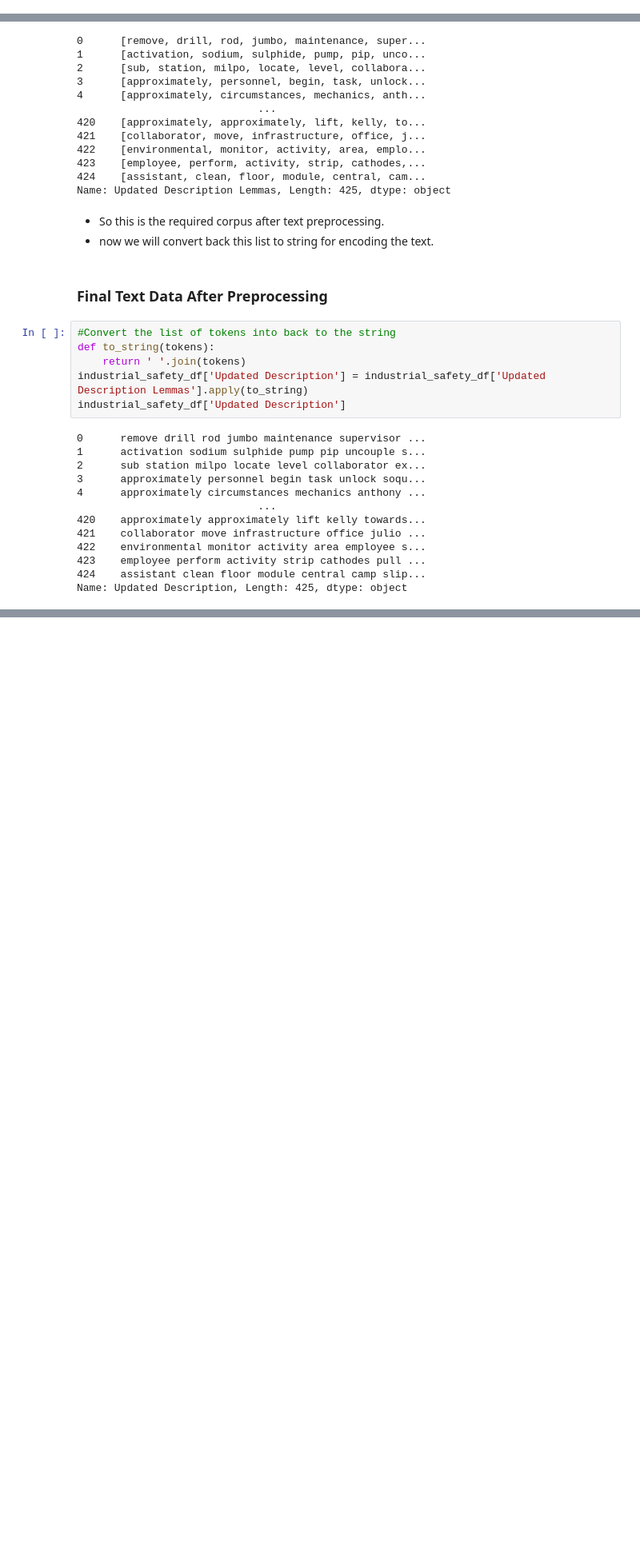
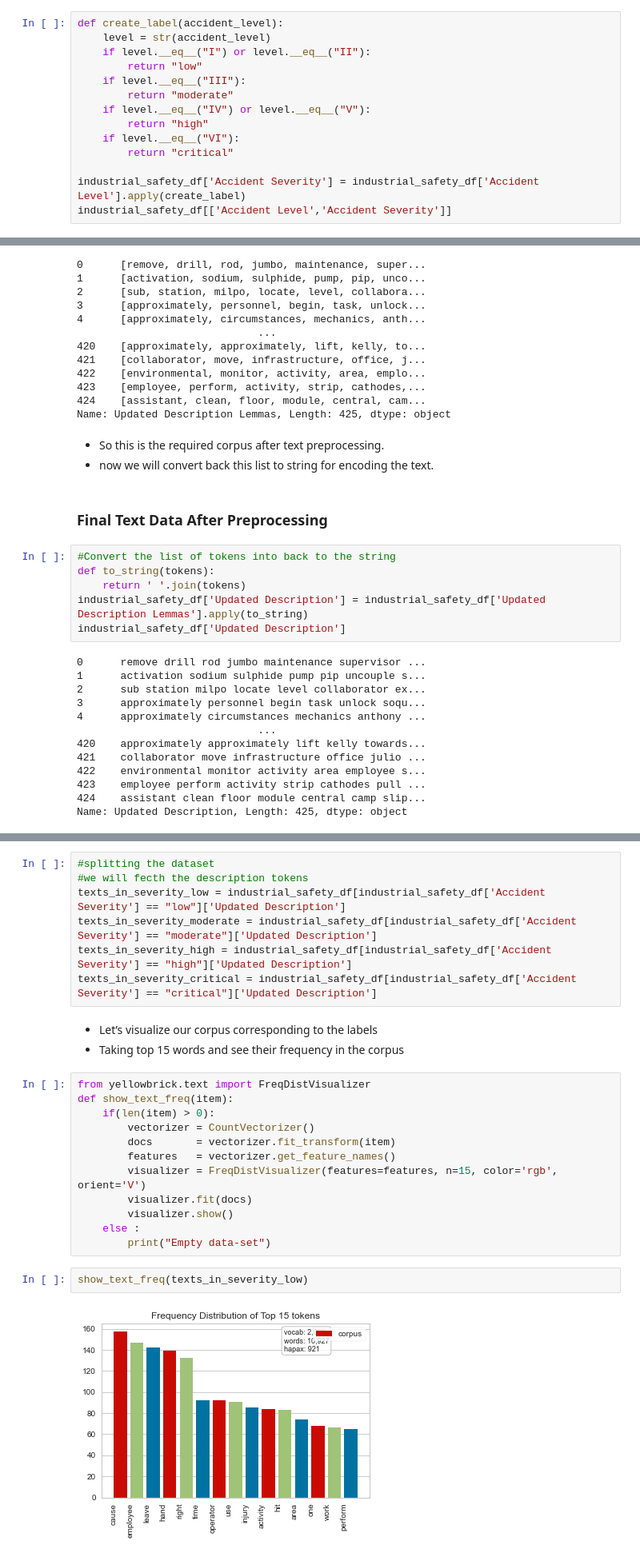
Before and after one commit to gowniyan-s/aiml-chatbot-indsafe, a Jupyter notebook: capstone-eda.ipynb, the cells around one changed output, grey strips where cells are left out. Shown: that part at 80% size. Cells and saved outputs as stored; diff of their text form; blank space fills up the shorter version.

Commit message:
Add files via upload
Added ext visualization and basic data encoding with stop words

```diff
--- a/capstone-eda.ipynb
+++ b/capstone-eda.ipynb
@@ -77,0 +81,14 @@ sns.countplot(x ='Potential Accident Level', data = industrial_safety_df, hue ='
+# %%
+def create_label(accident_level):
+    level = str(accident_level)
+    if level.__eq__("I") or level.__eq__("II"):
+        return "low"
+    if level.__eq__("III"):
+        return "moderate"
+    if level.__eq__("IV") or level.__eq__("V"):
+        return "high"
+    if level.__eq__("VI"):
+        return "critical"
+
+industrial_safety_df['Accident Severity'] = industrial_safety_df['Accident Level'].apply(create_label)
+industrial_safety_df[['Accident Level','Accident Severity']]
@@ -285,0 +333,26 @@ industrial_safety_df.head()
+# %%
+#splitting the dataset
+#we will fecth the description tokens
+texts_in_severity_low = industrial_safety_df[industrial_safety_df['Accident Severity'] == "low"]['Updated Description']
+texts_in_severity_moderate = industrial_safety_df[industrial_safety_df['Accident Severity'] == "moderate"]['Updated Description']
+texts_in_severity_high = industrial_safety_df[industrial_safety_df['Accident Severity'] == "high"]['Updated Description']
+texts_in_severity_critical = industrial_safety_df[industrial_safety_df['Accident Severity'] == "critical"]['Updated Description']
+# %% [markdown]
+- Let’s visualize our corpus corresponding to the labels
+- Taking top 15 words and see their frequency in the corpus
+# %%
+from yellowbrick.text import FreqDistVisualizer
+def show_text_freq(item):
+    if(len(item) > 0):
+        vectorizer = CountVectorizer()
+        docs       = vectorizer.fit_transform(item)
+        features   = vectorizer.get_feature_names()
+        visualizer = FreqDistVisualizer(features=features, n=15, color='rgb', orient='V')
+        visualizer.fit(docs)
+        visualizer.show()
+    else :
+        print("Empty data-set")
+# %%
+show_text_freq(texts_in_severity_low)
+# %% [output]
+[figure, added]
```
Also changed, not shown: parts of 16 cells of this notebook.
